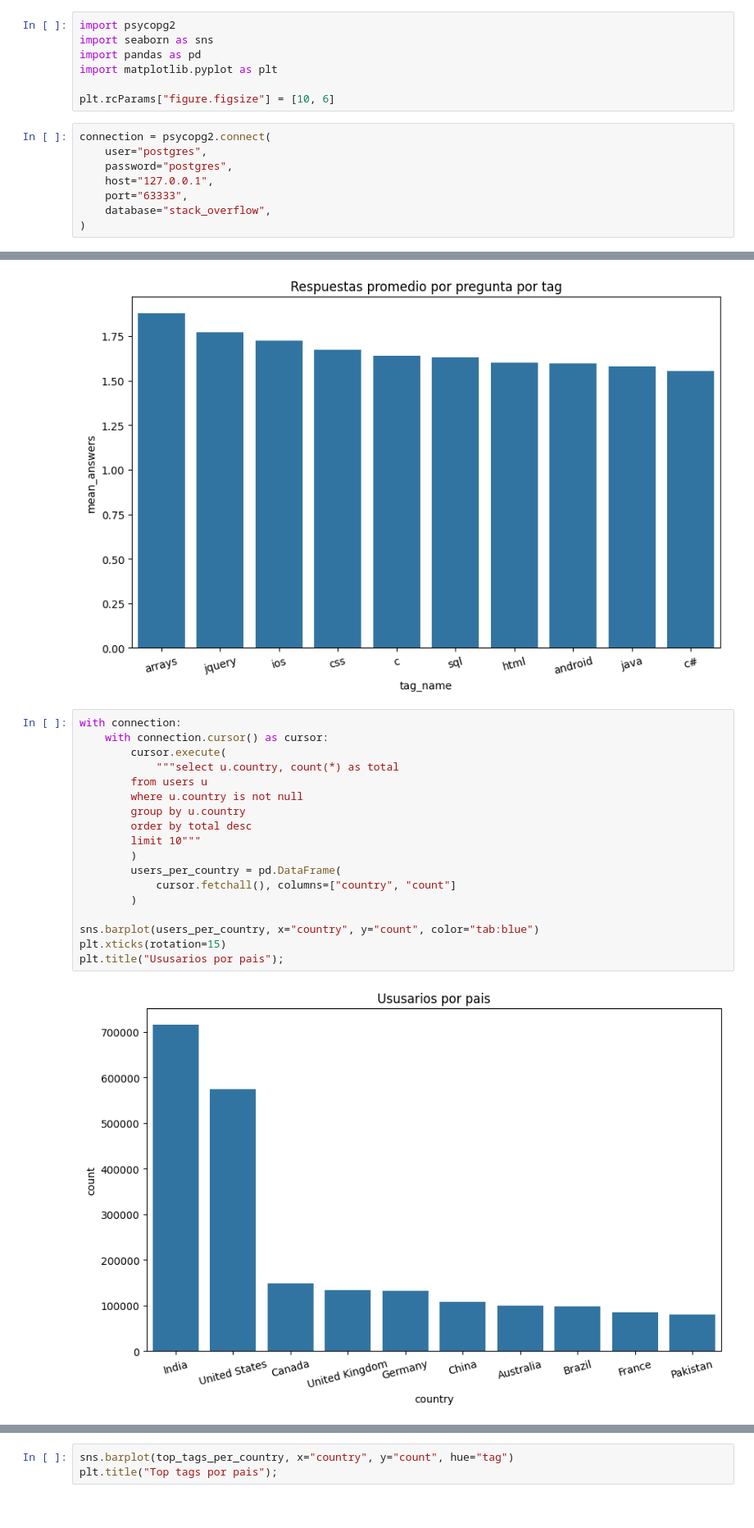
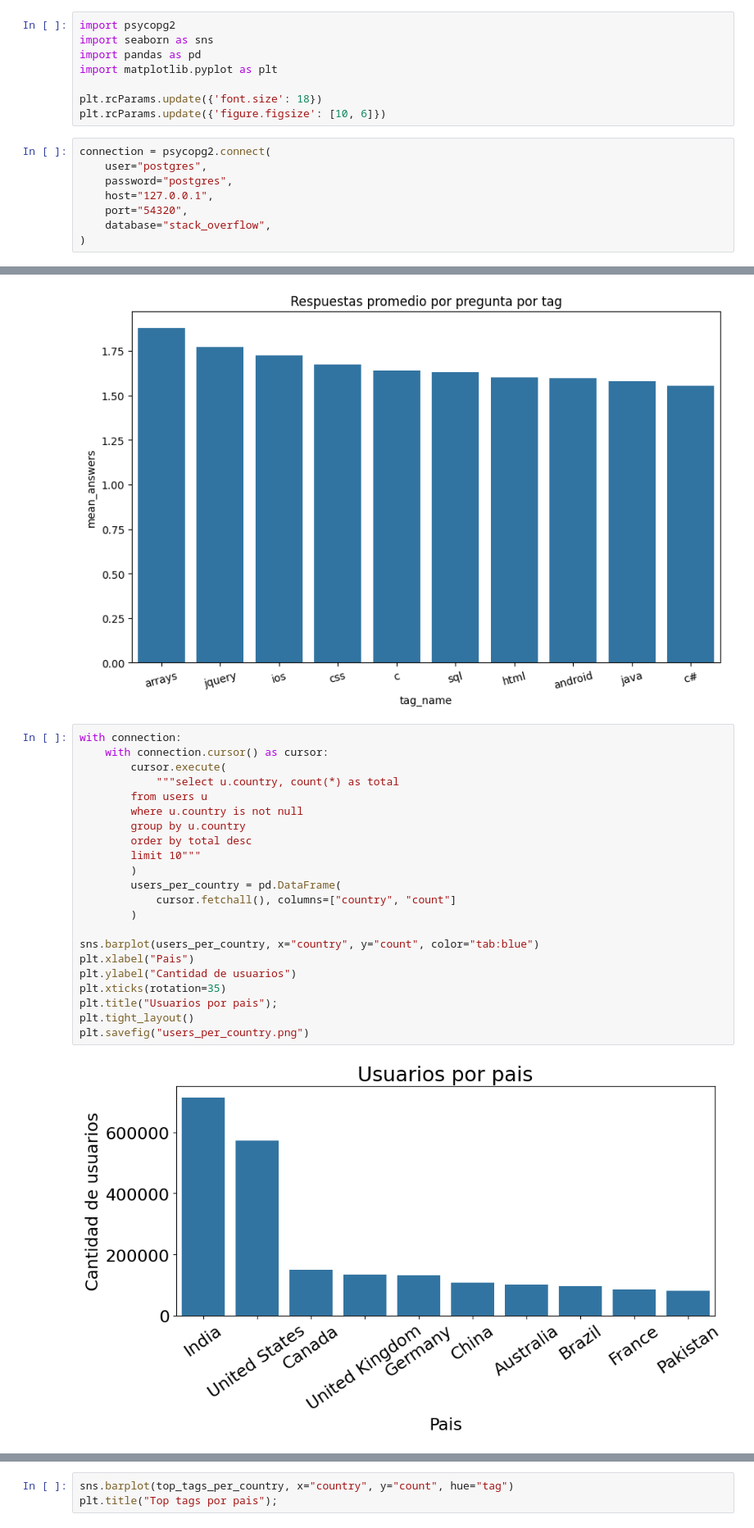
Before and after one commit to flopezd/so_q_recom, a Jupyter notebook: notebooks/eda/tags.ipynb, the cells around one changed output, grey strips where cells are left out. Shown at 82% size. Cells and saved outputs as stored; diff of their text form.

```diff
--- a/notebooks/eda/tags.ipynb
+++ b/notebooks/eda/tags.ipynb
@@ -4,13 +4,14 @@ import seaborn as sns
 import pandas as pd
 import matplotlib.pyplot as plt
 
-plt.rcParams["figure.figsize"] = [10, 6]
+plt.rcParams.update({'font.size': 18})
+plt.rcParams.update({'figure.figsize': [10, 6]})
 # %%
 connection = psycopg2.connect(
     user="postgres",
     password="postgres",
     host="127.0.0.1",
-    port="63333",
+    port="54320",
     database="stack_overflow",
 )
 # %%
@@ -116,23 +117,27 @@ plt.title("Respuestas promedio por pregunta por tag");
 # %%
 with connection:
     with connection.cursor() as cursor:
         cursor.execute(
             """select u.country, count(*) as total
         from users u
         where u.country is not null
         group by u.country
         order by total desc
         limit 10"""
         )
         users_per_country = pd.DataFrame(
             cursor.fetchall(), columns=["country", "count"]
         )
 
 sns.barplot(users_per_country, x="country", y="count", color="tab:blue")
-plt.xticks(rotation=15)
-plt.title("Ususarios por pais");
+plt.xlabel("Pais")
+plt.ylabel("Cantidad de usuarios")
+plt.xticks(rotation=35)
+plt.title("Usuarios por pais");
+plt.tight_layout()
+plt.savefig("users_per_country.png")
 # %% [output]
-[figure, old version]
+[figure, new version]
 # %%
 with connection:
     with connection.cursor() as cursor:
```
Also changed, not shown: parts of 3 cells of this notebook, 8 other files.
